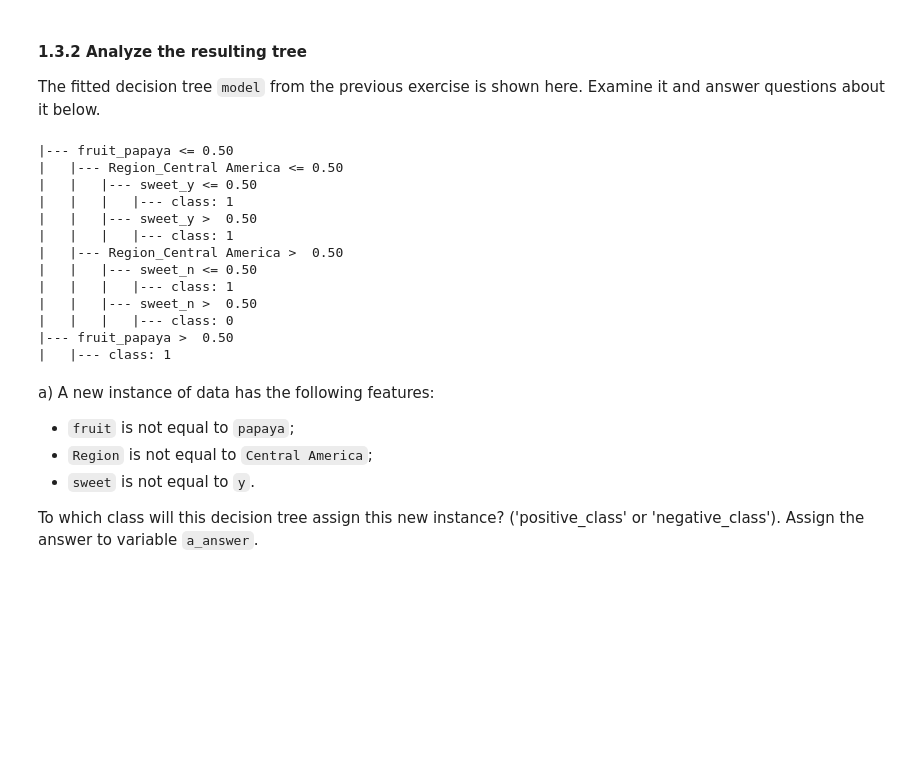
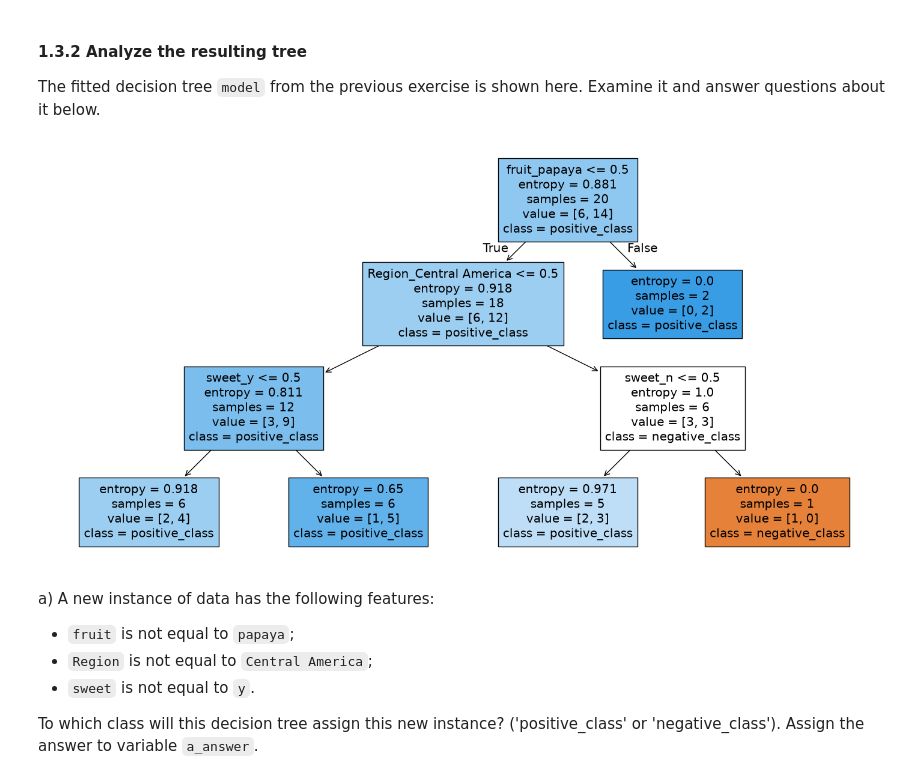
Before and after one commit to Kamikaze2942/batch10-workspace, a Jupyter notebook: S01 - Bootcamp and Binary Classification/SLU11 - Tree-Based Models/Exercise notebook.ipynb, the cells around one changed output. Saved outputs shown, nothing was run; the diff lists cells and outputs as text; code cells hidden in the pictures; blank space fills up the shorter version.

```diff
--- a/S01 - Bootcamp and Binary Classification/SLU11 - Tree-Based Models/Exercise notebook.ipynb
+++ b/S01 - Bootcamp and Binary Classification/SLU11 - Tree-Based Models/Exercise notebook.ipynb
@@ -160,23 +162,17 @@ assert len(model.predict(X))==len(y), 'Did you fit the model correctly?'
 # %% [markdown]
 #### 1.3.2 Analyze the resulting tree
 The fitted decision tree `model` from the previous exercise is shown here. Examine it and answer questions about it below.
-# %%
-from sklearn.tree import export_text
-print(export_text(model, feature_names=list(X.columns)))
-# %% [output]
-|--- fruit_papaya <= 0.50
-|   |--- Region_Central America <= 0.50
-|   |   |--- sweet_y <= 0.50
-|   |   |   |--- class: 1
-|   |   |--- sweet_y >  0.50
-|   |   |   |--- class: 1
-|   |--- Region_Central America >  0.50
-|   |   |--- sweet_n <= 0.50
-|   |   |   |--- class: 1
-|   |   |--- sweet_n >  0.50
-|   |   |   |--- class: 0
-|--- fruit_papaya >  0.50
-|   |--- class: 1
+# %%
+plt.figure(figsize=(18, 9))
+plot_tree(
+    model,
+    feature_names=list(X.columns),
+    class_names=["negative_class", "positive_class"],
+    filled=True,
+)
+plt.show()
+# %% [output]
+[figure, added]
 # %% [markdown]
 a) A new instance of data has the following features:
 
```
Also changed, not shown: parts of 1 cell of this notebook, 1 other file.
